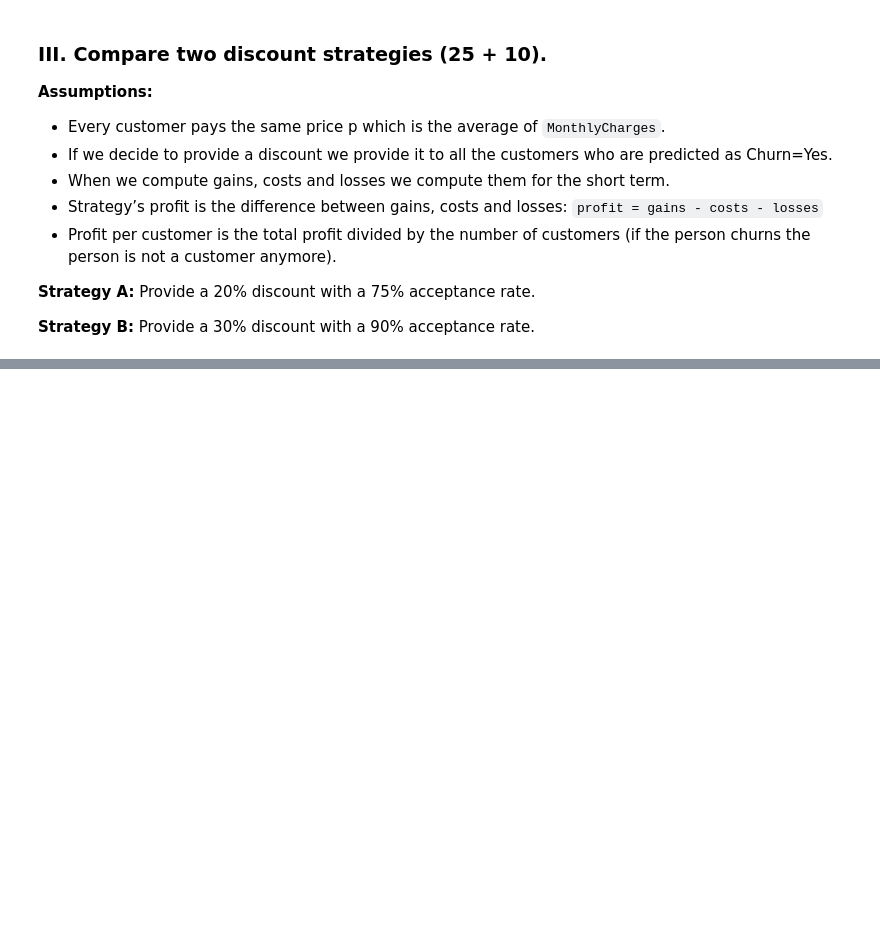
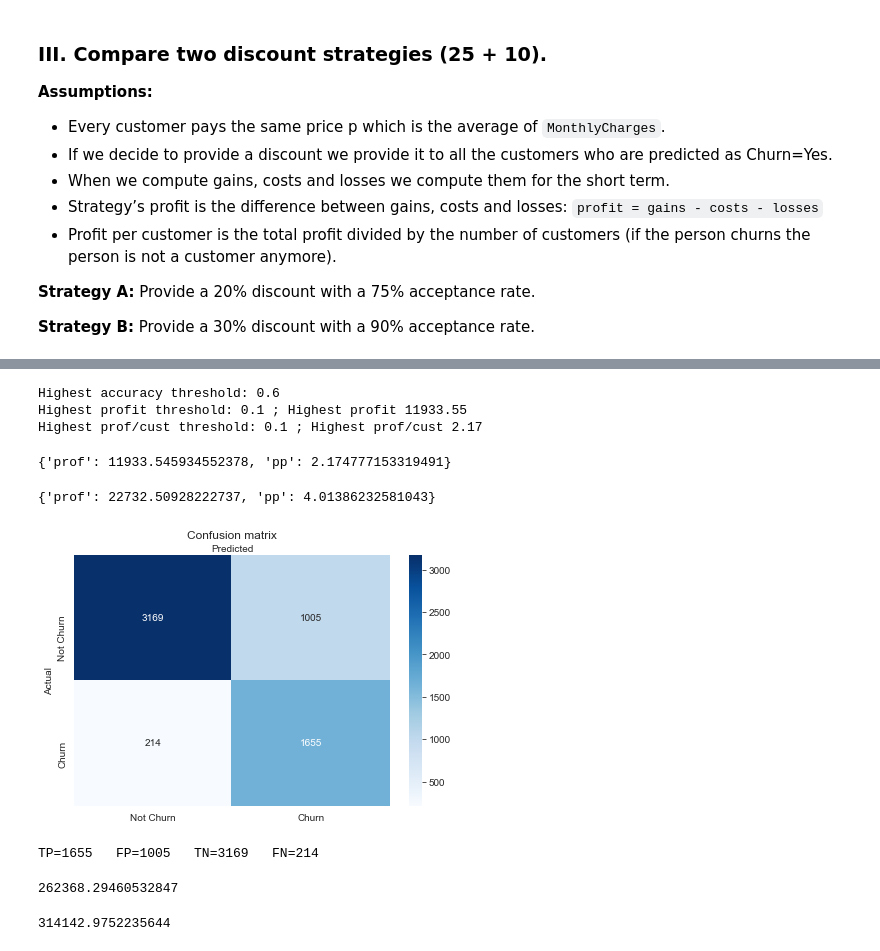
Before and after one commit to Mist3r-R/hse-sse-ds-business-2020, a Jupyter notebook: HW_4.ipynb, the cells around one changed output, grey strips where cells are left out. Drawn from its saved outputs; the diff is of its cells as text; code cells hidden in the pictures; blank space fills up the shorter version.

```diff
--- a/HW_4.ipynb
+++ b/HW_4.ipynb
@@ -182,0 +351,8 @@ FN = 228
+# %%
+print(f"Highest accuracy threshold: {acc_t}")
+print(f"Highest profit threshold: {prof_t} ; Highest profit {max_prof:.2f}")
+print(f"Highest prof/cust threshold: {pp_t} ; Highest prof/cust {max_pp:.2f}")
+# %% [output]
+Highest accuracy threshold: 0.6
+Highest profit threshold: 0.1 ; Highest profit 11933.55
+Highest prof/cust threshold: 0.1 ; Highest prof/cust 2.17
@@ -182,0 +361,26 @@ FN = 228
+# %%
+A_res
+# %% [output]
+{'prof': 11933.545934552378, 'pp': 2.174777153319491}
+# %%
+B_res
+# %% [output]
+{'prof': 22732.50928222737, 'pp': 4.01386232581043}
+# %%
+probas = cross_val_predict(logit, X, y, method='predict_proba')
+pred = (probas[:,1] >= 0.2).astype(int)
+matrix = confusion_matrix(y, pred)
+plot_cm(matrix)
+tn, fp, fn, tp = matrix.ravel()
+print(f"TP={tp}   FP={fp}   TN={tn}   FN={fn}")
+# %% [output]
+[figure, added]
+TP=1655   FP=1005   TN=3169   FN=214
+# %%
+(fp + tn) * p
+# %% [output]
+262368.29460532847
+# %%
+tp * B['acceptance'] * (1-B['discount']) * p + fp * (1-B['discount']) * p  + tn * p
+# %% [output]
+314142.9752235644
```
Also changed, not shown: parts of 22 cells of this notebook.
